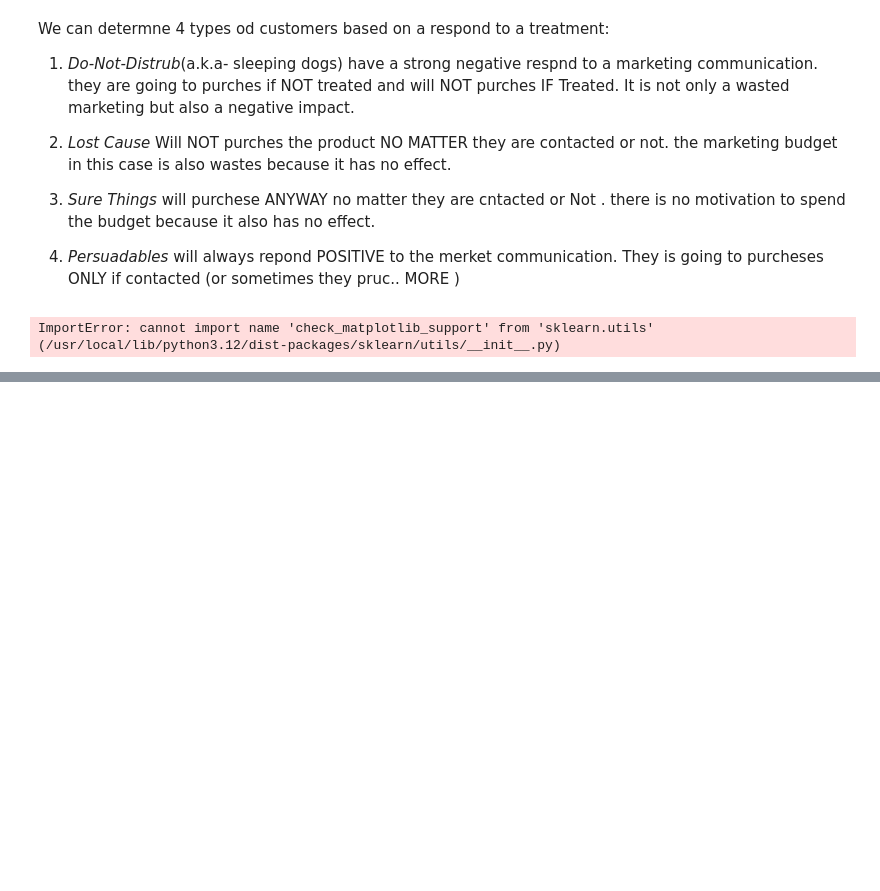
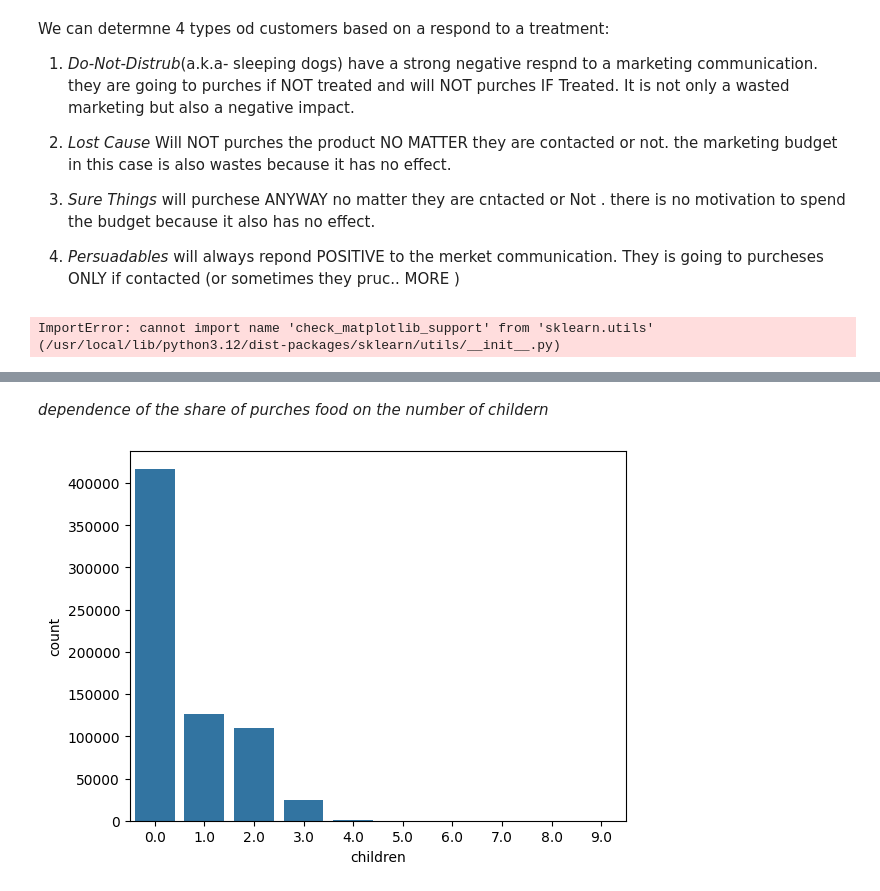
Before and after one commit to Bhupendra-glitch/Experimentation-Uplift-Modeling, a Jupyter notebook: Experimentation_Uplift_Modeling.ipynb, the cells around one changed output, grey strips where cells are left out. Drawn from its saved outputs; the diff is of its cells as text; code cells hidden in the pictures; blank space fills up the shorter version.

```diff
--- a/Experimentation_Uplift_Modeling.ipynb
+++ b/Experimentation_Uplift_Modeling.ipynb
@@ -468,0 +629,7 @@ ImportError: cannot import name 'check_matplotlib_support' from 'sklearn.utils'
+# %% [markdown]
+*dependence of the share of purches food on the number of childern*
+# %%
+sns.countplot(x="children", data=pdf)
+plt.show()
+# %% [output]
+[figure, added]
```
Also changed, not shown: parts of 42 cells of this notebook.
